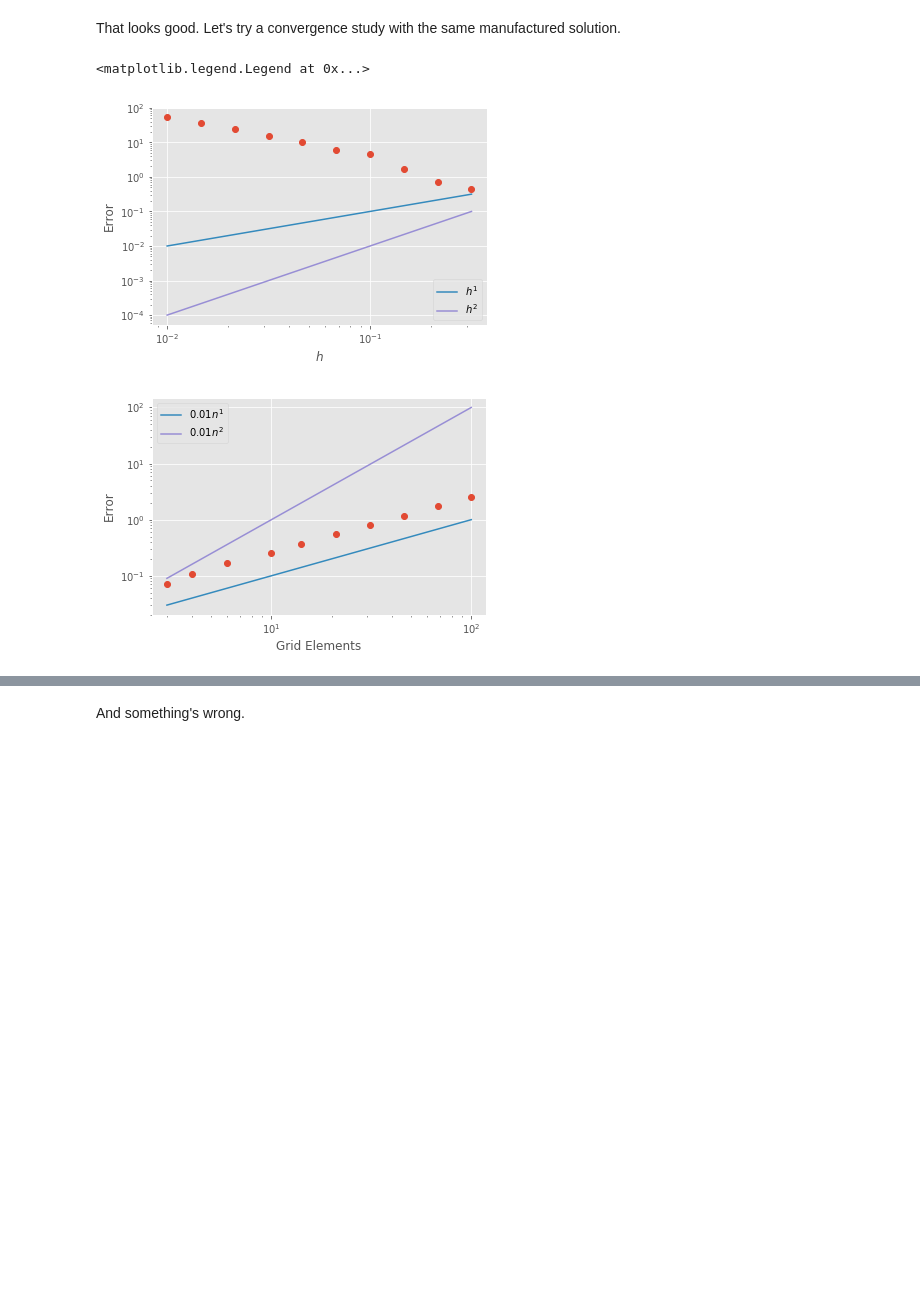
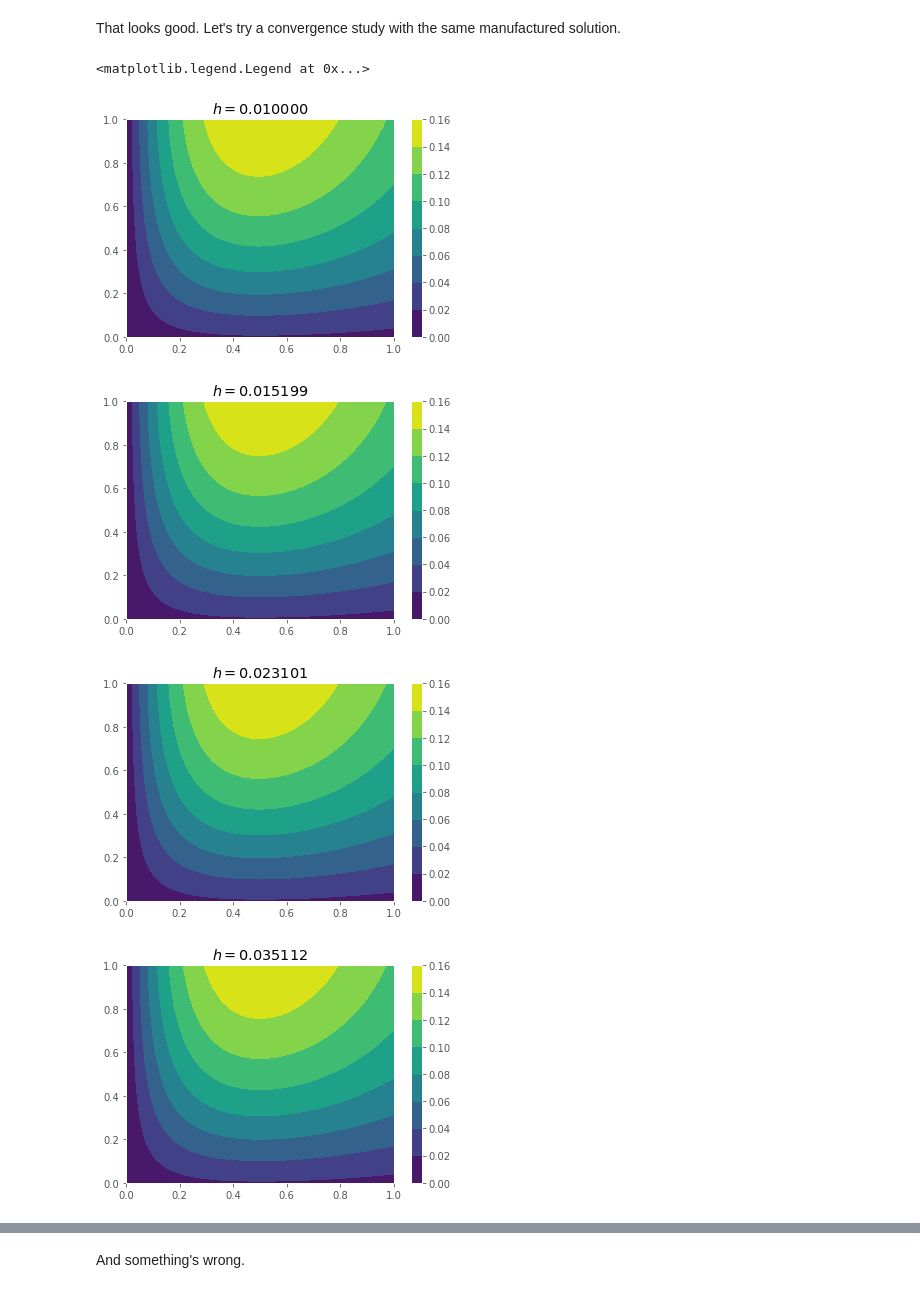
Before and after one commit to j-emmel/class, a Jupyter notebook: hw3/hw3.ipynb, the cells around one changed output, grey strips where cells are left out. Saved outputs shown, nothing was run; the diff lists cells and outputs as text; code cells hidden in the pictures; blank space fills up the shorter version.

```diff
--- a/hw3/hw3.ipynb
+++ b/hw3/hw3.ipynb
@@ -170,11 +170,11 @@ class mms_p_laplacian:
         x, y = sympy.symbols('x y')
 
         uexpr = x * sympy.exp(-2*x) * sympy.tanh(1.2*y+.1)
+        self.u = sympy.lambdify((x,y), uexpr)
         def grad_u(xx, yy):
             ux = sympy.lambdify((x,y), sympy.diff(u, x))
             uy = sympy.lambdify((x,y), sympy.diff(u, y))
             return ux(xx, yy), uy(xx, yy)
-        self.u = sympy.lambdify((x,y), uexpr)
 
         graduexpr = gradient(uexpr)
 
@@ -190,7 +190,7 @@ class mms_p_laplacian:
                                                 + sympy.diff(kexpr * sympy.diff(uexpr, y), y)))
 
 eps = 1
-p = 2
+p = 1.5
 
 mms = mms_p_laplacian(eps, p)
 x, y, u, i = solve_p_laplacian_picard(.1,
@@ -217,46 +217,68 @@ def mms_error(h, eps, p):
     """
     Computes the error for the Picard solver, applied to the p-Laplacian
     problem with the given epsilon and p values.
 
     Parameters:
       h: nominal grid size for the solver
       eps: value of epsilon in the P-Laplacian
       p: value of p in the P-Laplacian
 
     Returns:
       the infinity norm of the difference between the actual and
       approximated u values on the grid
     """
     x, y = hgrid(h)
     u = 0*x
-    rhs_fnc = lambda t: ddu(t) + a * du(t) + b * u(t)
 
-    F, J = p_laplacian_picard(h, x, y, u,
-                           mms.div_kappa_grad_u,
-                           mms.u, # g0, Dirichlet BC function
-                           eps,
-                           p,
-                           dirichlet=((0,-1),(0,-1))) # all Dirichlet BCs
+    mms = mms_p_laplacian(eps, p)
+
+    # Run a single iteration
+#     F, J = p_laplacian_picard(h, x, y, u,
+#                            mms.div_kappa_grad_u,
+#                            mms.u, # g0, Dirichlet BC function
+#                            eps,
+#                            p,
+#                            dirichlet=((0,-1),(0,-1))) # all Dirichlet BCs
+
+#     actual = mms.u(x, y)
+#     approx = sp.linalg.spsolve(J, -F).reshape(x.shape)
+
+#     return numpy.linalg.norm(
+#             approx - actual,
+#             numpy.inf)
+
+    # Run method until it converges or is cut off
+    x, y, approx, i = solve_p_laplacian_picard(h,
+        mms.u, # g0
+        mms.div_kappa_grad_u, # forcing
+        eps = eps,
+        p = p,
+        dirichlet=((0,-1),(0,-1)))
+
+    pyplot.figure()
+    pyplot.contourf(x, y, approx)
+    pyplot.title("$h={{{:f}}}$".format(h))
+    pyplot.colorbar();
 
     actual = mms.u(x, y)
-    approx = sp.linalg.spsolve(J, -F).reshape(x.shape)
-    return numpy.linalg.norm(
-            approx - actual,
-            numpy.inf)
+    return numpy.linalg.norm(approx - actual)
 
-
-hs = numpy.logspace(-2, -.5, 10)
-errors = [mms_error(h, 0.1, 3) for h in hs]
+eps = 1
+p = 1.5
+hs = numpy.logspace(-2, 0, 12)
+errors = [mms_error(h, eps, p) for h in hs]
 
 # Start a new figure and plot the error against comparison lines
 pyplot.figure()
 pyplot.loglog(hs, errors, 'o')
 for i in range(1, 3):
     pyplot.loglog(hs, hs ** i, label="$h^{{{:d}}}$".format(i))
 pyplot.xlabel('$h$')
 pyplot.ylabel('Error')
 pyplot.legend(loc='lower right')
 # %% [output]
 <matplotlib.legend.Legend at 0x...>
-[figure, old version]
+[figure, new version]
-[figure, old version]
+[figure, new version]
+[figure, added]
+[figure, added]
```
Also changed, not shown: parts of 4 cells of this notebook.
